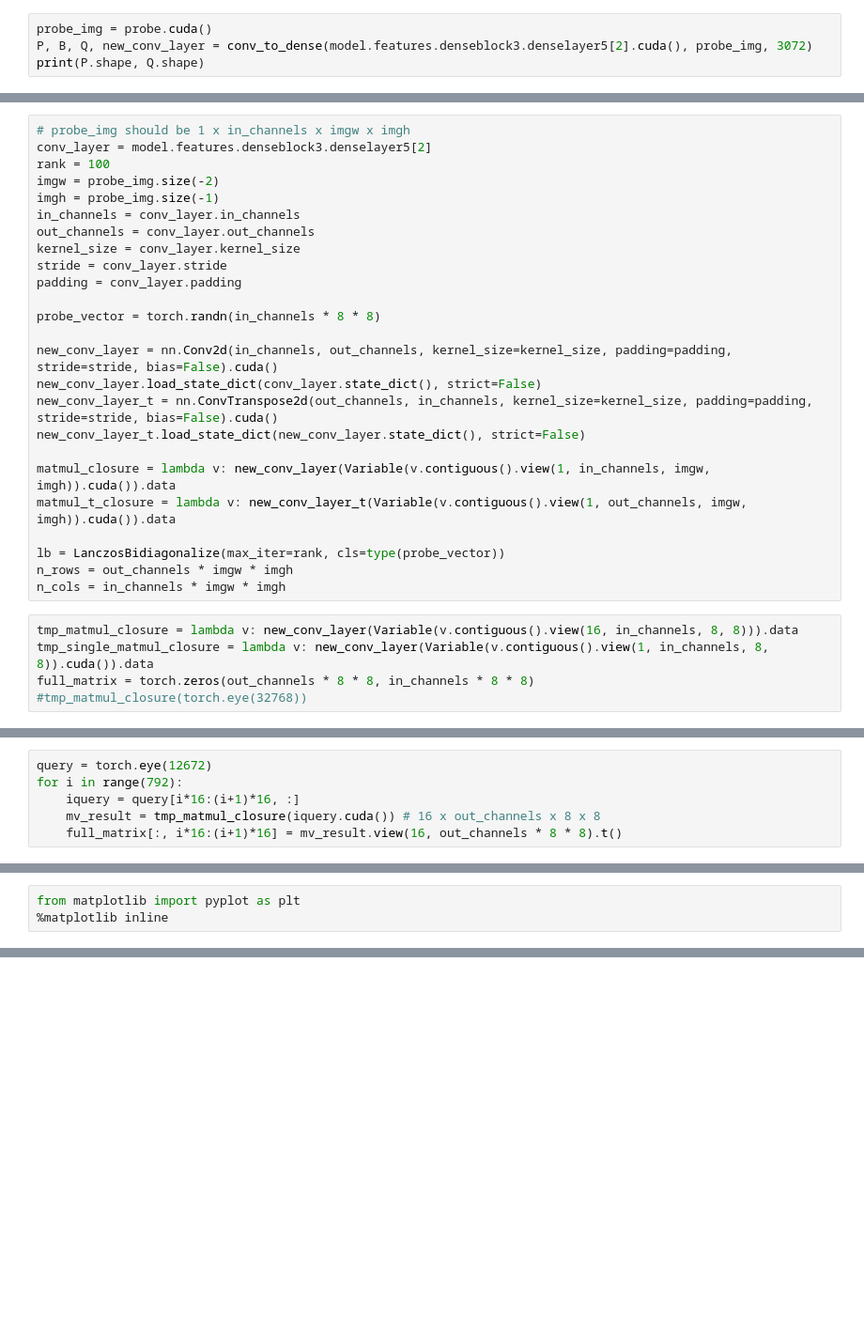
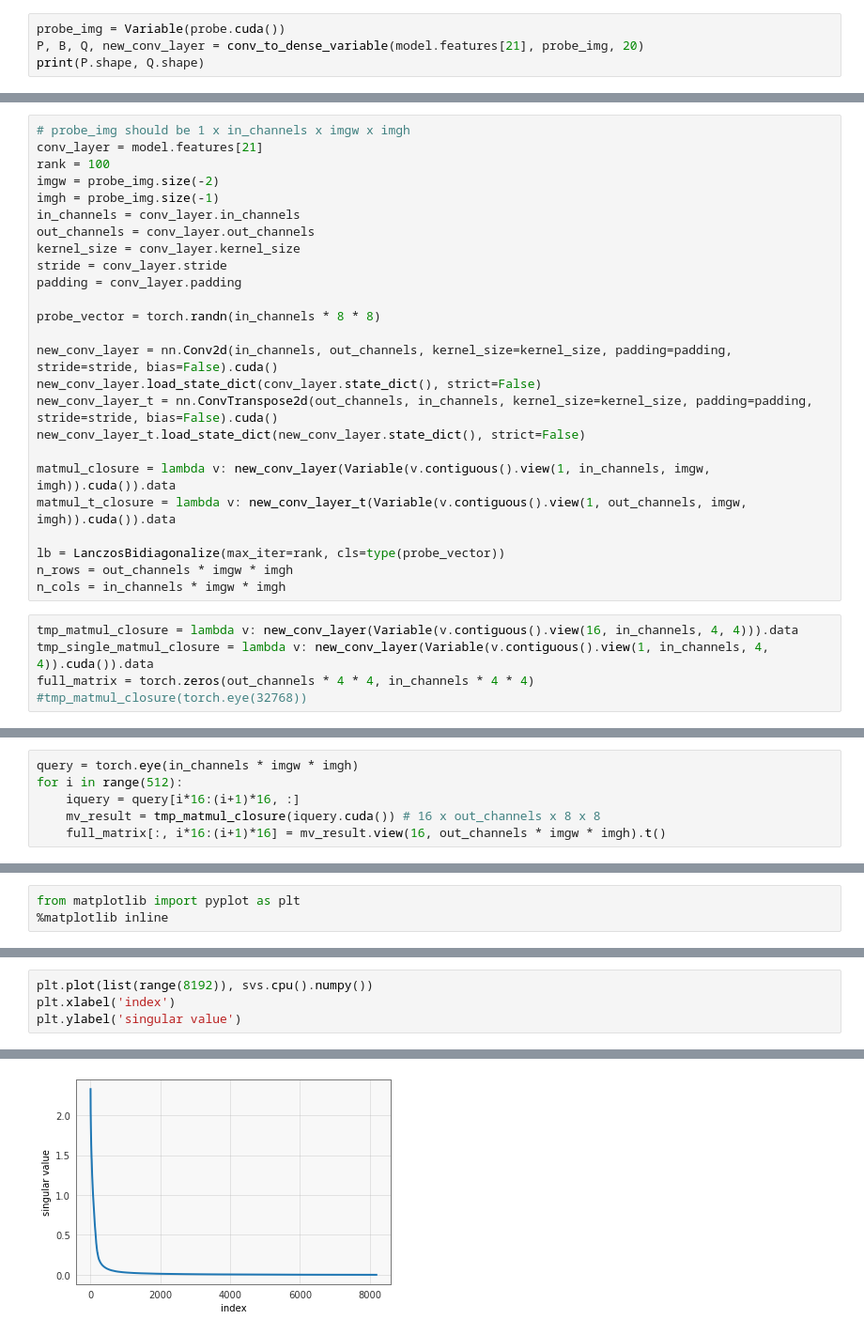
Before and after one commit to cornellius-gp/gpytorch, a Jupyter notebook: examples/lanczos_bidiag_testing.ipynb, the cells around one changed output, grey strips where cells are left out. Shown at 94% size. Drawn from its saved outputs; the diff is of its cells as text; blank space fills up the shorter version.

```diff
--- a/examples/lanczos_bidiag_testing.ipynb
+++ b/examples/lanczos_bidiag_testing.ipynb
@@ -79,5 +136,5 @@ def conv_to_dense(conv_layer, probe_img, rank):
 # %%
-probe_img = probe.cuda()
-P, B, Q, new_conv_layer = conv_to_dense(model.features.denseblock3.denselayer5[2].cuda(), probe_img, 3072)
+probe_img = Variable(probe.cuda())
+P, B, Q, new_conv_layer = conv_to_dense_variable(model.features[21], probe_img, 20)
 print(P.shape, Q.shape)
 # %% [output]
@@ -125,7 +179,7 @@ svs = Out[131][1]
 ## Define the feature extractor for our deep kernel
 # %%
 # probe_img should be 1 x in_channels x imgw x imgh
-conv_layer = model.features.denseblock3.denselayer5[2]
+conv_layer = model.features[21]
 rank = 100
 imgw = probe_img.size(-2)
 imgh = probe_img.size(-1)
@@ -149,7 +203,7 @@ lb = LanczosBidiagonalize(max_iter=rank, cls=type(probe_vector))
 n_rows = out_channels * imgw * imgh
 n_cols = in_channels * imgw * imgh
 # %%
-tmp_matmul_closure = lambda v: new_conv_layer(Variable(v.contiguous().view(16, in_channels, 8, 8))).data
-tmp_single_matmul_closure = lambda v: new_conv_layer(Variable(v.contiguous().view(1, in_channels, 8, 8)).cuda()).data
-full_matrix = torch.zeros(out_channels * 8 * 8, in_channels * 8 * 8)
+tmp_matmul_closure = lambda v: new_conv_layer(Variable(v.contiguous().view(16, in_channels, 4, 4))).data
+tmp_single_matmul_closure = lambda v: new_conv_layer(Variable(v.contiguous().view(1, in_channels, 4, 4)).cuda()).data
+full_matrix = torch.zeros(out_channels * 4 * 4, in_channels * 4 * 4)
 #tmp_matmul_closure(torch.eye(32768))
@@ -160,7 +214,7 @@ full_matrix = torch.zeros(out_channels * 8 * 8, in_channels * 8 * 8)
 # %%
-query = torch.eye(12672)
-for i in range(792):
+query = torch.eye(in_channels * imgw * imgh)
+for i in range(512):
     iquery = query[i*16:(i+1)*16, :]
     mv_result = tmp_matmul_closure(iquery.cuda()) # 16 x out_channels x 8 x 8
-    full_matrix[:, i*16:(i+1)*16] = mv_result.view(16, out_channels * 8 * 8).t()
+    full_matrix[:, i*16:(i+1)*16] = mv_result.view(16, out_channels * imgw * imgh).t()
 # %%
@@ -200,0 +251,5 @@ from matplotlib import pyplot as plt
+# %%
+plt.plot(list(range(8192)), svs.cpu().numpy())
+plt.xlabel('index')
+plt.ylabel('singular value')
+# %% [output]
@@ -201,3 +257,4 @@ from matplotlib import pyplot as plt
+[figure, added]
 # %%
 plt.plot(list(range(3072)), svs.cpu().numpy())
 plt.xlabel('index')
```
Also changed, not shown: parts of 25 cells of this notebook, 1 other file.
